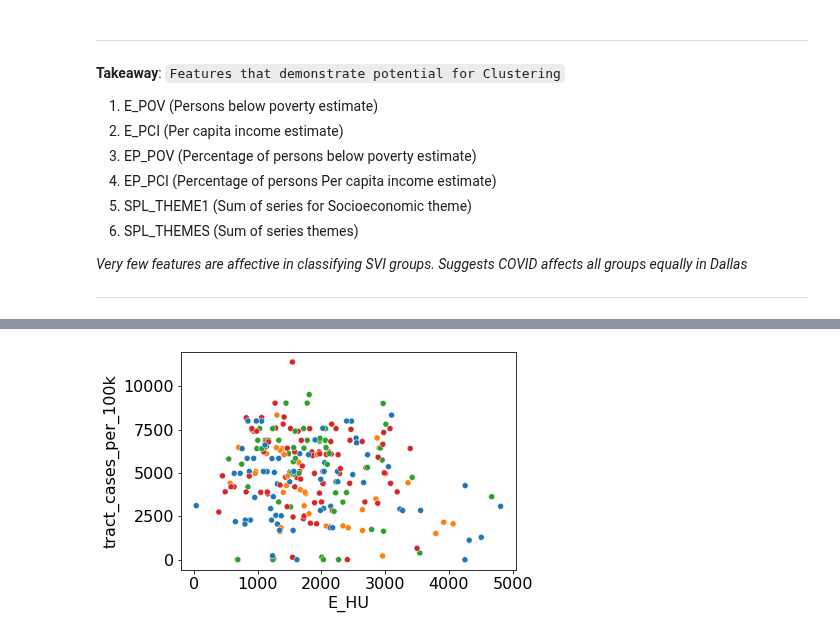
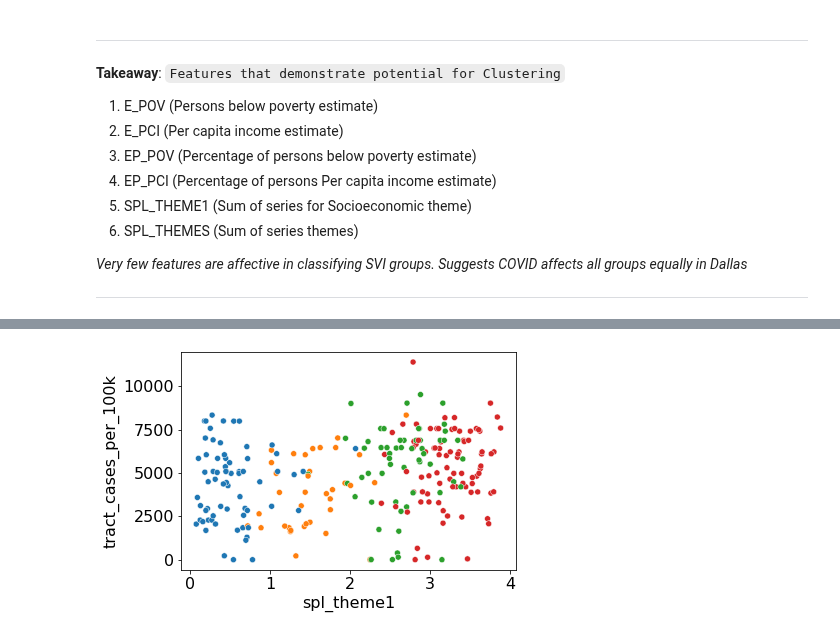
Before and after one commit to SVI-Capstone/svi_capstone, a Jupyter notebook: corey_notebook.ipynb, the cells around one changed output, grey strips where cells are left out. Cells and saved outputs as stored; diff of their text form; code cells hidden in the pictures.

```diff
--- a/corey_notebook.ipynb
+++ b/corey_notebook.ipynb
@@ -658,7 +463,7 @@ plt.show()
-# %%
-sns.scatterplot(x=df.E_HU, y=train_exp.tract_cases_per_100k,
-               hue=train_exp.bin_svi,legend = False)
-plt.title("")
-plt.show()
-# %% [output]
-[figure, removed]
+# %%
+sns.scatterplot(x='spl_theme1', y= 'tract_cases_per_100k',
+               data = train_exp, hue='bin_svi',legend = False)
+plt.title("")
+plt.show()
+# %% [output]
+[figure, added]
```
Also changed, not shown: parts of 56 cells of this notebook.
